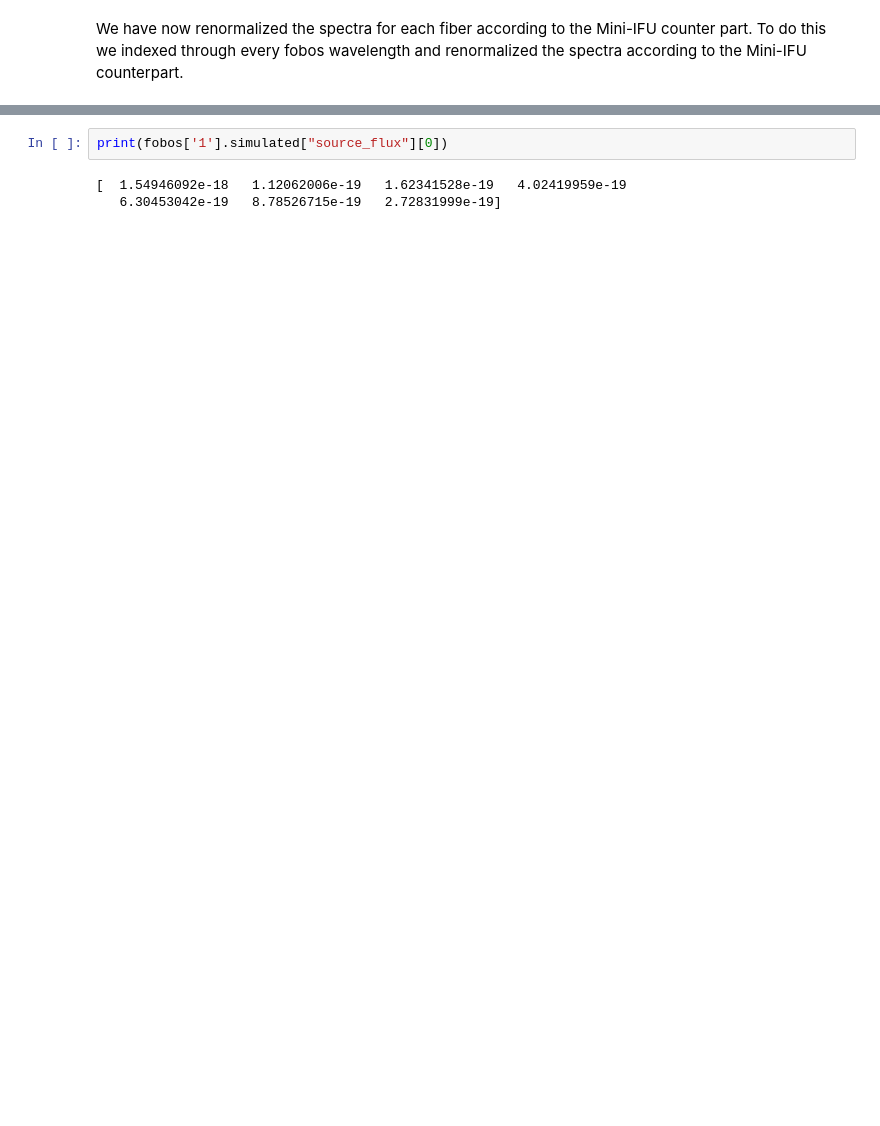
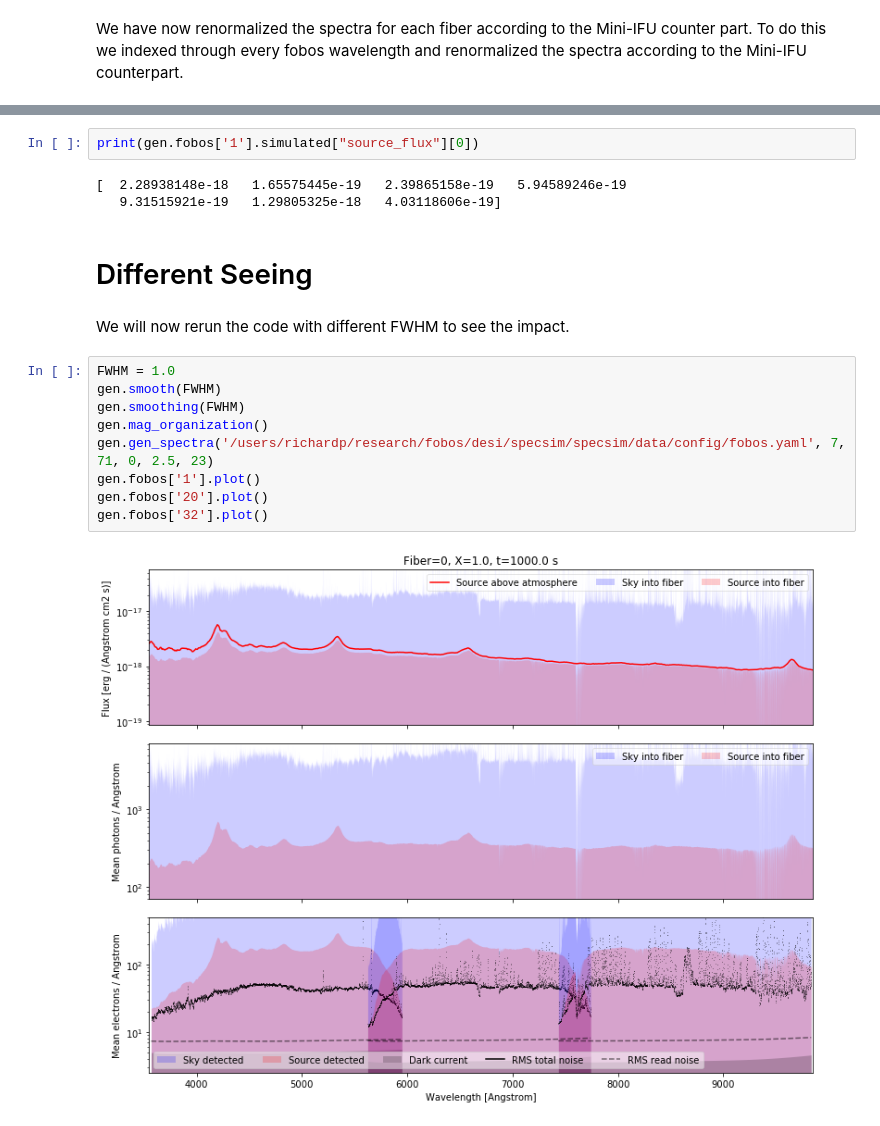
Before and after one commit to richardpan38/FOBOS, a Jupyter notebook: doc/Fobos-Sim.ipynb, the cells around one changed output, grey strips where cells are left out. Drawn from its saved outputs; the diff is of its cells as text; blank space fills up the shorter version.

```diff
--- a/doc/Fobos-Sim.ipynb
+++ b/doc/Fobos-Sim.ipynb
@@ -205,5 +165,20 @@ fobos['32'].plot()
 # %%
-print(fobos['1'].simulated["source_flux"][0])
+print(gen.fobos['1'].simulated["source_flux"][0])
 # %% [output]
-[  1.54946092e-18   1.12062006e-19   1.62341528e-19   4.02419959e-19
-   6.30453042e-19   8.78526715e-19   2.72831999e-19]
+[  2.28938148e-18   1.65575445e-19   2.39865158e-19   5.94589246e-19
+   9.31515921e-19   1.29805325e-18   4.03118606e-19]
+# %% [markdown]
+# Different Seeing
+# %% [markdown]
+We will now rerun the code with different FWHM to see the impact.
+# %%
+FWHM = 1.0
+gen.smooth(FWHM)
+gen.smoothing(FWHM)
+gen.mag_organization()
+gen.gen_spectra('/users/richardp/research/fobos/desi/specsim/specsim/data/config/fobos.yaml', 7, 71, 0, 2.5, 23)
+gen.fobos['1'].plot()
+gen.fobos['20'].plot()
+gen.fobos['32'].plot()
+# %% [output]
+[figure, added]
```
Also changed, not shown: parts of 15 cells of this notebook, 2 other files.
